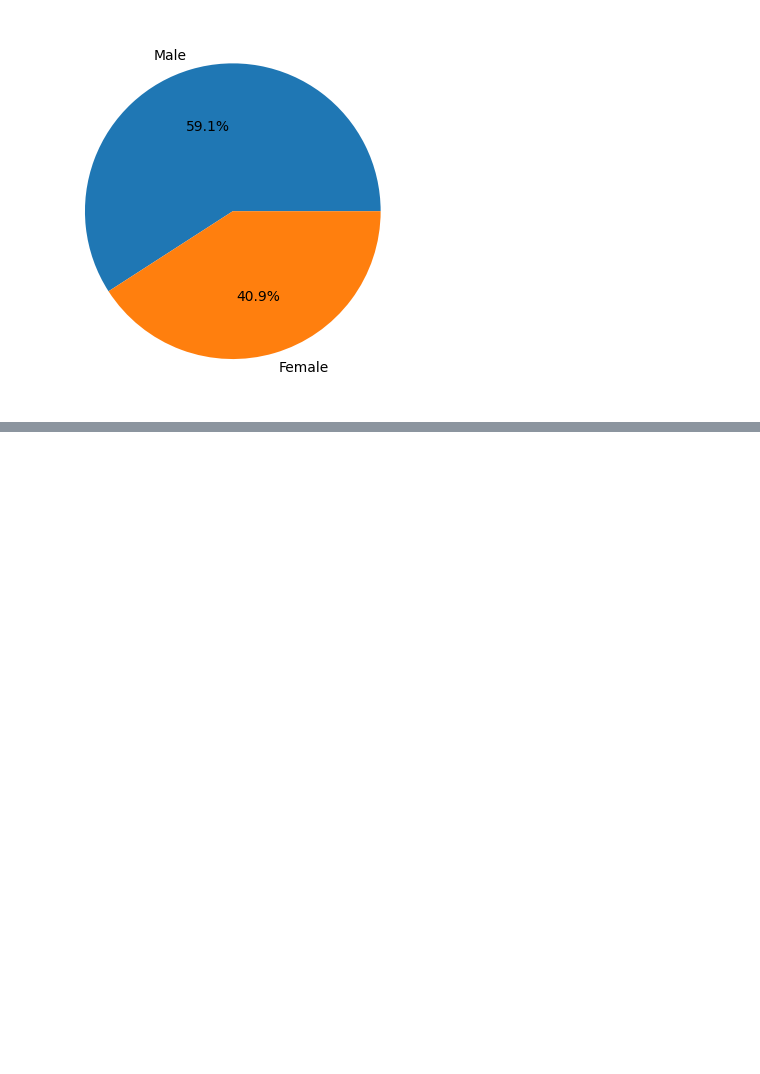
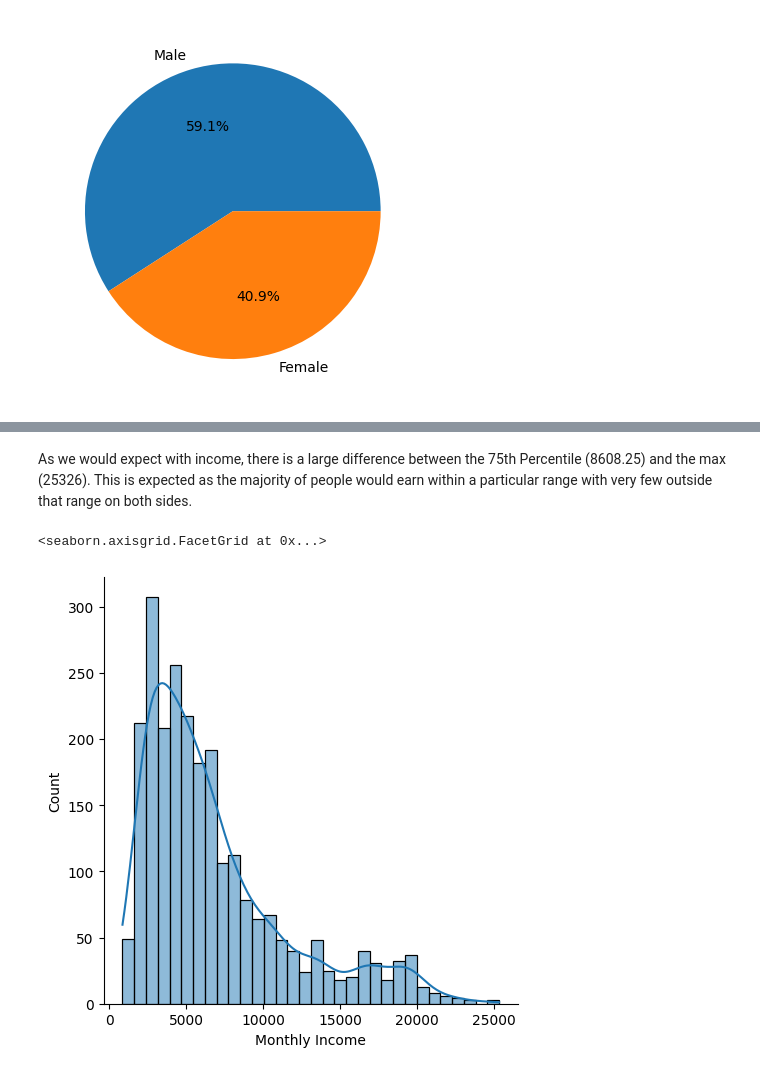
Before and after one commit to Anglesofdeath/attrition-data-science-project, a Jupyter notebook: eda.ipynb, the cells around one changed output, grey strips where cells are left out. Saved outputs shown, nothing was run; the diff lists cells and outputs as text; code cells hidden in the pictures; blank space fills up the shorter version.

```diff
--- a/eda.ipynb
+++ b/eda.ipynb
@@ -588,0 +620,7 @@ plt.pie(df['Gender'].value_counts(), autopct='%1.1f%%', labels=['Male', 'Female'
+# %% [markdown]
+As we would expect with income, there is a large difference between the 75th Percentile (8608.25) and the max (25326). This is expected as the majority of people would earn within a particular range with very few outside that range on both sides.
+# %%
+sns.displot(df['Monthly Income'], kde=True)
+# %% [output]
+<seaborn.axisgrid.FacetGrid at 0x...>
+[figure, added]
```
Also changed, not shown: parts of 23 cells of this notebook.
